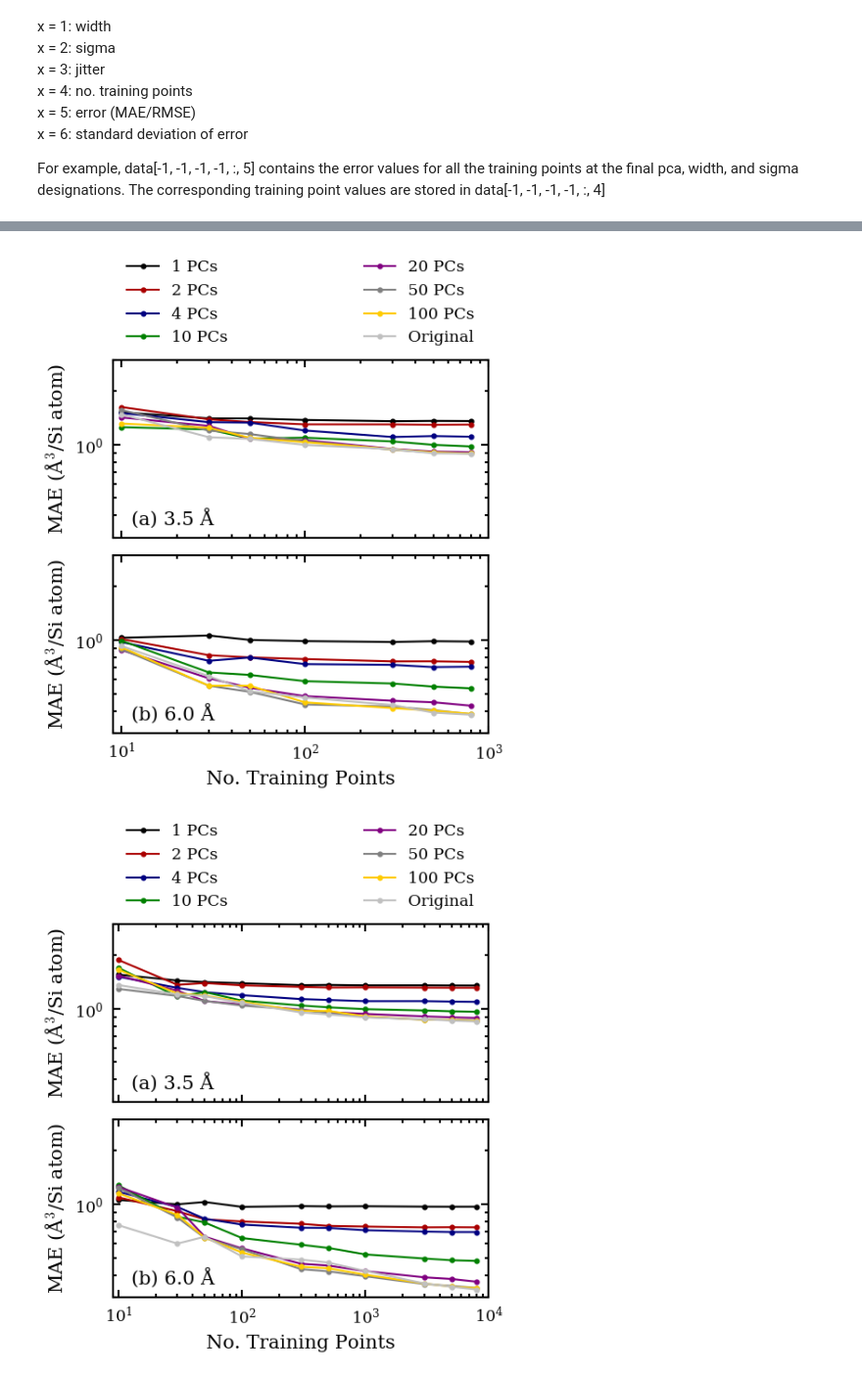
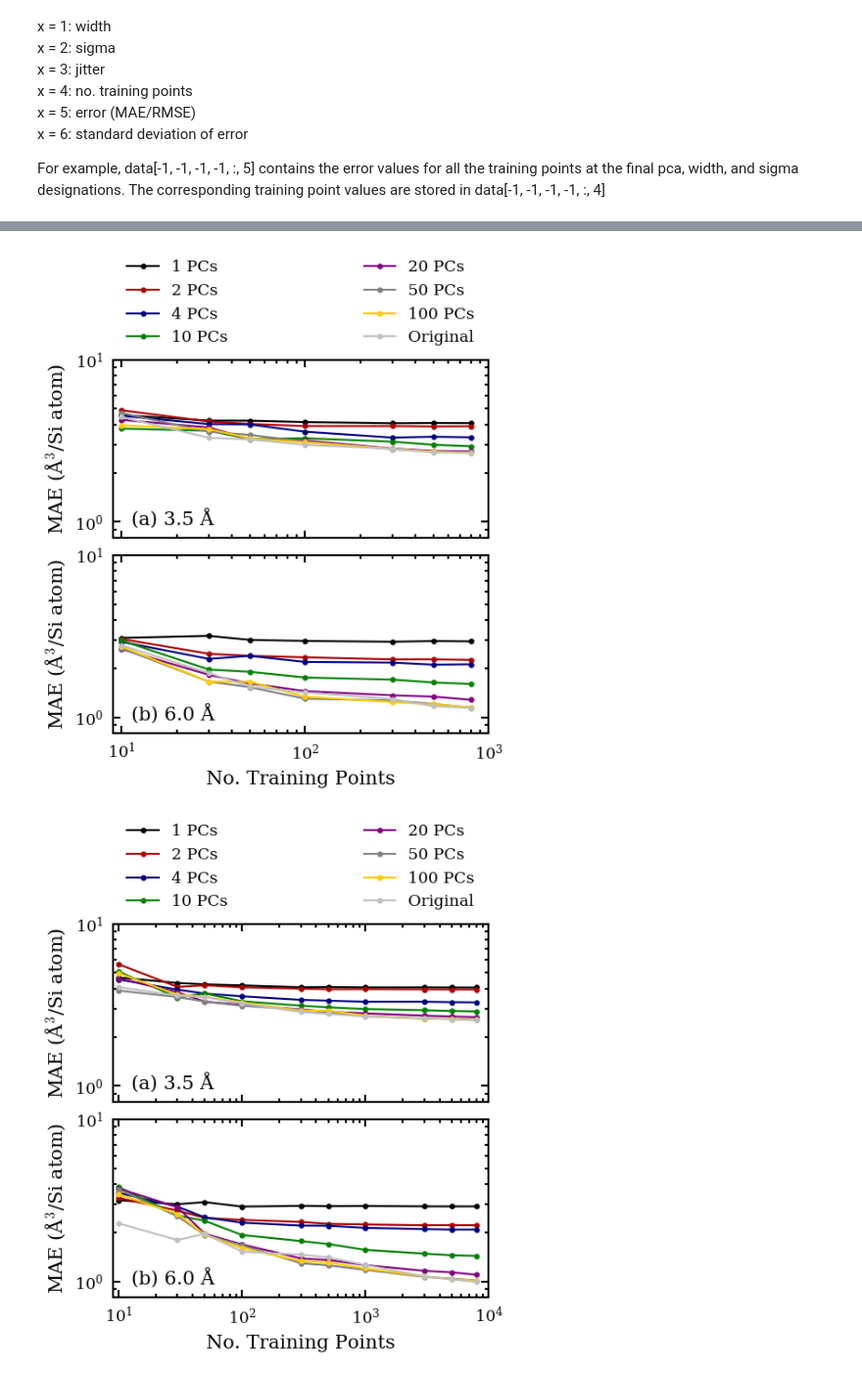
Before and after one commit to bhelfrecht/zeolites_soap, a Jupyter notebook: Scripts/learningCurves.ipynb, the cells around one changed output, grey strips where cells are left out. Shown: that part at 98% size. Saved outputs shown, nothing was run; the diff lists cells and outputs as text; code cells hidden in the pictures.

```diff
--- a/Scripts/learningCurves.ipynb
+++ b/Scripts/learningCurves.ipynb
@@ -346,28 +355,28 @@ axs6.set_ylabel('MAE ' + ur'(\u00c5$^3$/Si atom)')
 
 # Plot curves for several KPCA components
 for i in np.arange(0, PCALearn3.shape[0]):
-    axs3.loglog(PCALearn3[i, 0, 0, 0, :, 4], PCALearn3[i, 0, 0, 0, :, 5], marker='o',
+    axs3.loglog(PCALearn3[i, 0, 0, 0, :, 4], PCALearn3[i, 0, 0, 0, :, 5]*3, marker='o',
                 label=str('%d PCs' % PCALearn3[i, 0, 0, 0, 0, 0]), c=colorList[i])
-    axs6.loglog(PCALearn6[i, 0, 0, 0, :, 4], PCALearn6[i, 0, 0, 0, :, 5], marker='o',
+    axs6.loglog(PCALearn6[i, 0, 0, 0, :, 4], PCALearn6[i, 0, 0, 0, :, 5]*3, marker='o',
                 label=str('%d PCs' % PCALearn6[i, 0, 0, 0, 0, 0]), c=colorList[i])
 
 # Plot error bars with standard deviation for several KPCA components
 """axs3.set_prop_cycle(None)
 axs6.set_prop_cycle(None)
 for i in np.arange(0, PCALearn3.shape[0]):
-    axs3.errorbar(PCALearn3[i, 0, 0, 0, :, 4], PCALearn3[i, 0, 0, 0, :, 5],
-                 yerr=PCALearn3[i, 0, 0, 0, :, 6], fmt='none')
-    axs6.errorbar(PCALearn6[i, 0, 0, 0, :, 4], PCALearn6[i, 0, 0, 0, :, 5],
-                 yerr=PCALearn6[i, 0, 0, 0, :, 6])"""
+    axs3.errorbar(PCALearn3[i, 0, 0, 0, :, 4], PCALearn3[i, 0, 0, 0, :, 5]*3,
+                 yerr=PCALearn3[i, 0, 0, 0, :, 6]*3, fmt='none')
+    axs6.errorbar(PCALearn6[i, 0, 0, 0, :, 4], PCALearn6[i, 0, 0, 0, :, 5]*3,
+                 yerr=PCALearn6[i, 0, 0, 0, :, 6]*3)"""
 
 # Plot full SOAP curves
-axs3.loglog(vol3[0, 0, 0, 0, :, 4], vol3[0, 0, 0, 0, :, 5], marker='o', label='Original', c=colorList[-1])
-axs6.loglog(vol6[0, 0, 0, 0, :, 4], vol6[0, 0, 0, 0, :, 5], marker='o', label='Original', c=colorList[-1])
+axs3.loglog(vol3[0, 0, 0, 0, :, 4], vol3[0, 0, 0, 0, :, 5]*3, marker='o', label='Original', c=colorList[-1])
+axs6.loglog(vol6[0, 0, 0, 0, :, 4], vol6[0, 0, 0, 0, :, 5]*3, marker='o', label='Original', c=colorList[-1])
 
 # Plot error bars with standard deviation for full SOAP curves
-#axs3.errorbar(vol3[0, 0, 0, 0, :, 4], vol3[0, 0, 0, 0, :, 5], yerr=vol3[0, 0, 0, 0, :, 6],
+#axs3.errorbar(vol3[0, 0, 0, 0, :, 4], vol3[0, 0, 0, 0, :, 5]*3, yerr=vol3[0, 0, 0, 0, :, 6]*3,
 #             fmt='none', ecolor=colorList[-1])
-#axs6.errorbar(vol3[0, 0, 0, 0, :, 4], vol6[0, 0, 0, 0, :, 5], yerr=vol6[0, 0, 0, 0, :, 6],
+#axs6.errorbar(vol3[0, 0, 0, 0, :, 4], vol6[0, 0, 0, 0, :, 5]*3, yerr=vol6[0, 0, 0, 0, :, 6]*3,
 #             fmt='none', ecolor=colorList[-1])
 
 # Plot labels
@@ -382,8 +391,10 @@ axs3.legend(frameon=False, loc='lower left', bbox_to_anchor=(0.0, 1.0, 1.0, 0.0)
 # Axes limits
 axs3.set_xlim([9, 1000])
 axs6.set_xlim([9, 1000])
-axs3.set_ylim([0.3, 3])
-axs6.set_ylim([0.3, 3])
+#axs3.set_ylim([0.3*3, 3*3])
+#axs6.set_ylim([0.3*3, 3*3])
+axs3.set_ylim([0.8, 10])
+axs6.set_ylim([0.8, 10])
 
 # Tick parameters
 axs3.set_xticklabels([])
@@ -395,7 +406,7 @@ figLearn.align_ylabels()
 figLearn.savefig('../Results/DEEM_1k/learn_KPCA_volume_1k.pdf', bbox_inches='tight')
 plt.show()
 # %% [output]
-[figure, old version]
+[figure, new version]
 # %%
 # Load DEEM 10k learning curves from KPCA (volume)
 vol3 = np.load('../Processed_Data/DEEM_10k/Volume/3.5/Gaussian/maeAvgTest.npy')
@@ -415,56 +426,58 @@ axs6.set_ylabel('MAE ' + ur'(\u00c5$^3$/Si atom)')
 
 # Plot curves for several KPCA components
 for i in np.arange(0, PCALearn3.shape[0]):
-    axs3.loglog(PCALearn3[i, 0, 0, 0, :, 4], PCALearn3[i, 0, 0, 0, :, 5],
+    axs3.loglog(PCALearn3[i, 0, 0, 0, :, 4], PCALearn3[i, 0, 0, 0, :, 5]*3,
                 marker='o', label=str('%d PCs' % PCALearn3[i, 0, 0, 0, 0, 0]), c=colorList[i])
-    axs6.loglog(PCALearn6[i, 0, 0, 0, :, 4], PCALearn6[i, 0, 0, 0, :, 5],
+    axs6.loglog(PCALearn6[i, 0, 0, 0, :, 4], PCALearn6[i, 0, 0, 0, :, 5]*3,
                 marker='o', label=str('%d PCs' % PCALearn6[i, 0, 0, 0, 0, 0]), c=colorList[i])
 
 # Plot error bars with standard deviation
 """axs3.set_prop_cycle(None)
 axs6.set_prop_cycle(None)
 for i in np.arange(0, PCALearn3.shape[0]):
-    axs3.errorbar(PCALearn3[i, 0, 0, 0, :, 4], PCALearn3[i, 0, 0, 0, :, 5],
-                 yerr=PCALearn3[i, 0, 0, 0, :, 6], fmt='none')
-    axs6.errorbar(PCALearn6[i, 0, 0, 0, :, 4], PCALearn6[i, 0, 0, 0, :, 5],
-                 yerr=PCALearn6[i, 0, 0, 0, :, 6])"""
+    axs3.errorbar(PCALearn3[i, 0, 0, 0, :, 4], PCALearn3[i, 0, 0, 0, :, 5]*3,
+                 yerr=PCALearn3[i, 0, 0, 0, :, 6]*3, fmt='none')
+    axs6.errorbar(PCALearn6[i, 0, 0, 0, :, 4], PCALearn6[i, 0, 0, 0, :, 5]*3,
+                 yerr=PCALearn6[i, 0, 0, 0, :, 6]*3)"""
 
 # Plot full SOAP curves
-axs3.loglog(vol3[0, 0, 0, 0, :, 4], vol3[0, 0, 0, 0, :, 5], marker='o', label='Original', c=colorList[-1])
-axs6.loglog(vol6[0, 0, 0, 0, :, 4], vol6[0, 0, 0, 0, :, 5], marker='o', label='Original', c = colorList[-1])
+axs3.loglog(vol3[0, 0, 0, 0, :, 4], vol3[0, 0, 0, 0, :, 5]*3, marker='o', label='Original', c=colorList[-1])
+axs6.loglog(vol6[0, 0, 0, 0, :, 4], vol6[0, 0, 0, 0, :, 5]*3, marker='o', label='Original', c = colorList[-1])
 
 # Plot error bars with standard deviation for full SOAP curves
-#axs3.errorbar(vol3[0, 0, 0, 0, :, 4], vol3[0, 0, 0, 0, :, 5], yerr=vol3[0, 0, 0, 0, :, 6],
+#axs3.errorbar(vol3[0, 0, 0, 0, :, 4], vol3[0, 0, 0, 0, :, 5]*3, yerr=vol3[0, 0, 0, 0, :, 6]*3,
 #             fmt='none', ecolor=colorList[-1])
-#axs6.errorbar(vol6[0, 0, 0, 0, :, 4], vol6[0, 0, 0, 0, :, 5], yerr=vol6[0, 0, 0, 0, :, 6],
+#axs6.errorbar(vol6[0, 0, 0, 0, :, 4], vol6[0, 0, 0, 0, :, 5]*3, yerr=vol6[0, 0, 0, 0, :, 6]*3,
 #             fmt='none', ecolor=colorList[-1])
 
 # Plot labels
 axs3.text(0.05, 0.05, u'(a) 3.5 \u00c5', horizontalalignment='left', verticalalignment='bottom',
                transform=axs3.transAxes, fontsize='medium')
 axs6.text(0.05, 0.05, u'(b) 6.0 \u00c5', horizontalalignment='left', verticalalignment='bottom',
                transform=axs6.transAxes, fontsize='medium')
 
 # Legend
 axs3.legend(frameon=False, loc='lower left', bbox_to_anchor=(0.0, 1.0, 1.0, 0.0), ncol=2, mode='expand')
 
 # Axes limits
 axs3.set_xlim([9, 10000])
 axs6.set_xlim([9, 10000])
-axs3.set_ylim([0.3, 3])
-axs6.set_ylim([0.3, 3])
+#axs3.set_ylim([0.3*3, 3*3])
+#axs6.set_ylim([0.3*3, 3*3])
+axs3.set_ylim([0.8, 10])
+axs6.set_ylim([0.8, 10])
 
 # Tick parameters
 axs3.set_xticklabels([])
 axs3.tick_params(axis='y', which='minor', labelleft=False)
 axs6.tick_params(axis='y', which='minor', labelleft=False)
 figLearn.subplots_adjust(wspace=0.0, hspace=0.1)
 figLearn.align_ylabels()
 
 figLearn.savefig('../Results/DEEM_10k/learn_KPCA_volume_10k.pdf', bbox_inches='tight')
 plt.show()
 # %% [output]
-[figure, old version]
+[figure, new version]
 # %%
 # Load DEEM 1k learning curves from KPCA (energy)
 e3 = np.load('../Processed_Data/DEEM_1k/Energy/3.5/Gaussian/maeAvgTest.npy')
```
Also changed, not shown: parts of 7 cells of this notebook, 7 other files.
